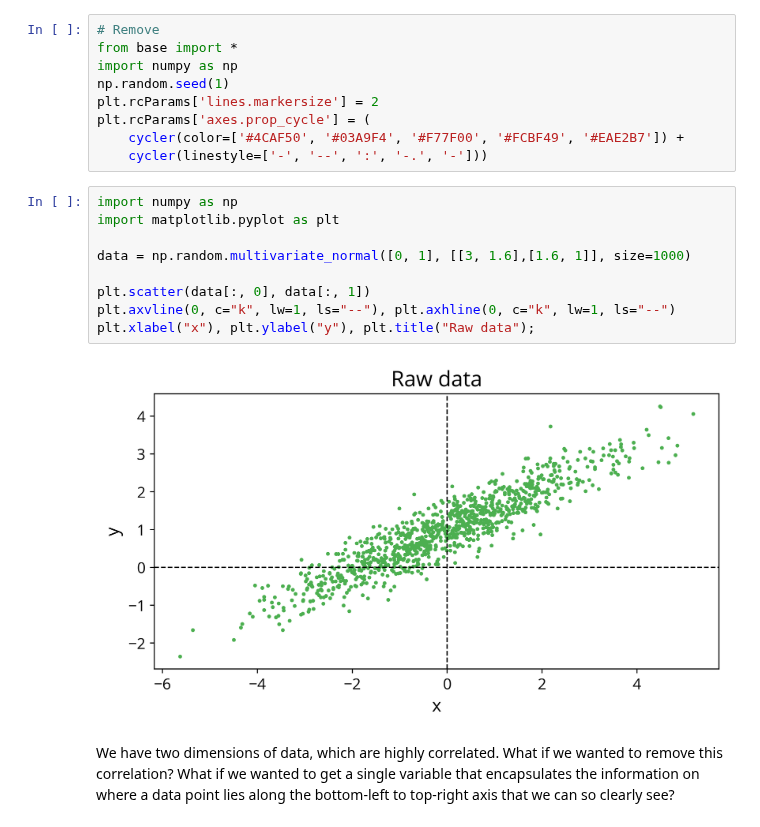
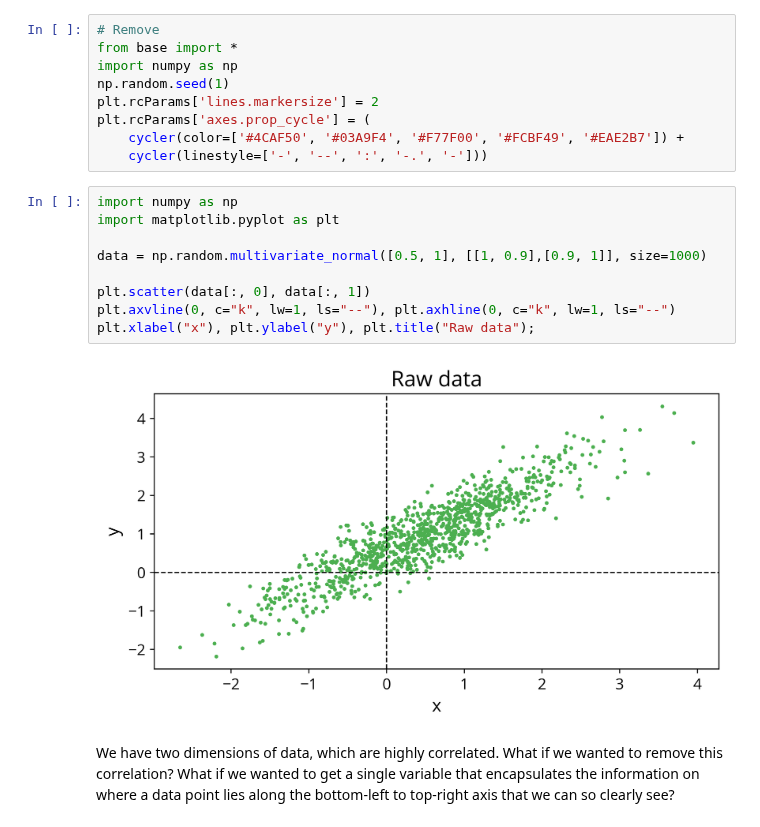
Before and after one commit to Samreay/Samreay, a Jupyter notebook: notebooks/2020-08-27-PCA.ipynb, the cells around one changed output. Saved outputs shown, nothing was run; the diff lists cells and outputs as text.

```diff
--- a/notebooks/2020-08-27-PCA.ipynb
+++ b/notebooks/2020-08-27-PCA.ipynb
@@ -34,14 +34,14 @@ plt.rcParams['axes.prop_cycle'] = (
 # %%
 import numpy as np
 import matplotlib.pyplot as plt
 
-data = np.random.multivariate_normal([0, 1], [[3, 1.6],[1.6, 1]], size=1000)
+data = np.random.multivariate_normal([0.5, 1], [[1, 0.9],[0.9, 1]], size=1000)
 
 plt.scatter(data[:, 0], data[:, 1])
 plt.axvline(0, c="k", lw=1, ls="--"), plt.axhline(0, c="k", lw=1, ls="--")
 plt.xlabel("x"), plt.ylabel("y"), plt.title("Raw data");
 # %% [output]
-[figure, old version]
+[figure, new version]
 # %% [markdown]
 We have two dimensions of data, which are highly correlated. What if we wanted to remove this correlation? What if we wanted to get a single variable that encapsulates the information on where a data point lies along the bottom-left to top-right axis that we can so clearly see?
 # %%
```
Also changed, not shown: parts of 9 cells of this notebook, 21 other files.
